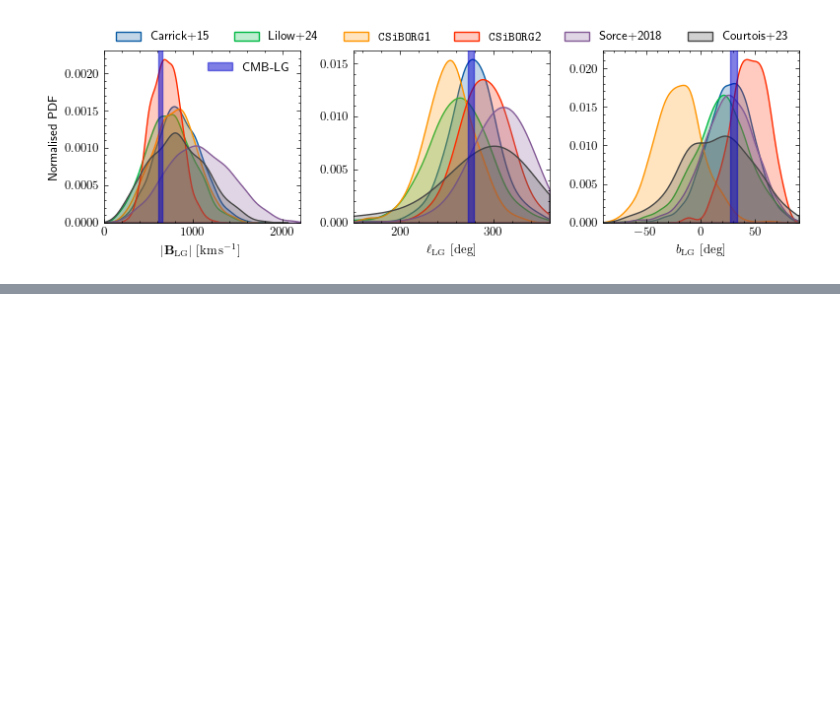
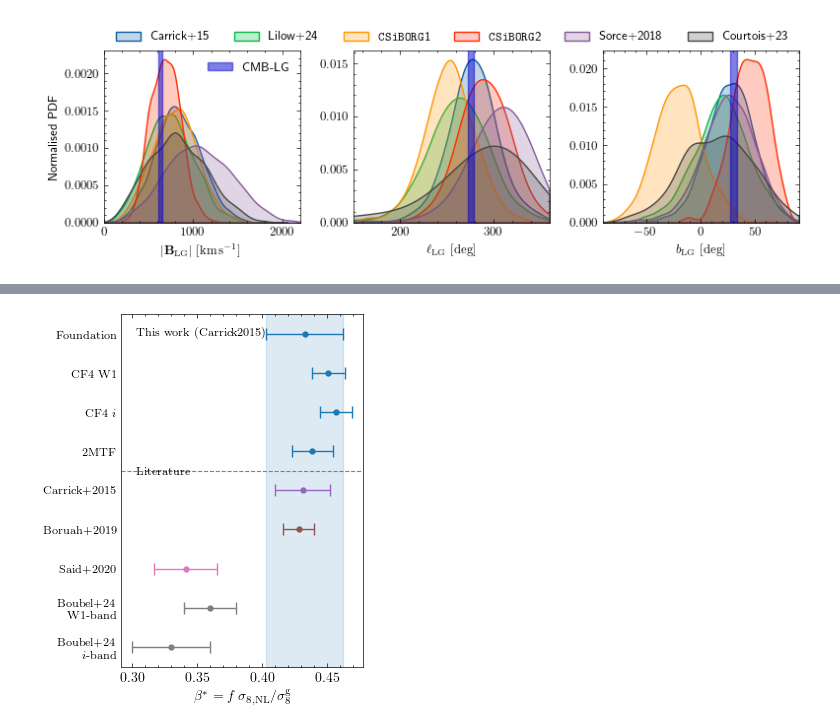
Before and after one commit to Richard-Sti/CANDEL, a Jupyter notebook: notebooks/paper_VFO/main_VFO.ipynb, the cells around one changed output, grey strips where cells are left out. Cells and saved outputs as stored; diff of their text form; code cells hidden in the pictures; blank space fills up the shorter version.

```diff
--- a/notebooks/paper_VFO/main_VFO.ipynb
+++ b/notebooks/paper_VFO/main_VFO.ipynb
@@ -636,0 +639,11 @@ with plt.style.context('science'):
+# %%
+samples = ["LOSS", "Foundation", "SFI", "2MTF", "CF4_W1", "CF4_i"]
+files = [
+    ["Carrick2015", [join(root, f"precomputed_los_Carrick2015_{sample}_MNR_linear_from_beta_stochastic.hdf5") for sample in samples]],
+    ]
+
+files = switch_paths_SN_to_no_MNR(files)
+
+SIM = "Carrick2015"
+TARGET_CATS = ["Foundation", "CF4_W1", "CF4_i", "2MTF"]
+data = load_and_check_posteriors(files, samples, key="beta")
@@ -636,0 +698,67 @@ with plt.style.context('science'):
+# %%
+# Collect posterior summaries for this sim
+names, xs = [], []
+for cat in TARGET_CATS:
+    arr = np.asarray(data[(SIM, cat)]).ravel()
+    arr = arr[np.isfinite(arr)]
+    if arr.size == 0:
+        continue
+    names.append(catalogue2label(cat))
+    xs.append(arr)
+
+# Compute mean and 16–84th percentiles
+mean  = [np.mean(x) for x in xs]
+lower = [np.percentile(x, 16) for x in xs]
+upper = [np.percentile(x, 84) for x in xs]
+
+# Add literature references
+lit_names = [
+    "Carrick+2015", "Boruah+2019", "Said+2020",
+    "Boubel+24\nW1-band", "Boubel+24\n$i$-band"
+]
+lit_means = [0.431, 0.428, 0.341, 0.36, 0.33]
+lit_errs  = [0.021, 0.012, 0.024, 0.02, 0.03]
+
+names.extend(lit_names)
+mean.extend(lit_means)
+lower.extend([m - e for m, e in zip(lit_means, lit_errs)])
+upper.extend([m + e for m, e in zip(lit_means, lit_errs)])
+
+# Error bars
+y_err_lower = np.array(mean) - np.array(lower)
+y_err_upper = np.array(upper) - np.array(mean)
+
+# Colors: "this work" in same colour, literature in distinct colours
+cols = sns.color_palette()
+colors = [cols[0]] * len(xs) + [cols[4], cols[5], cols[6], cols[7], cols[7]]
+
+# --- Plot ---
+with plt.style.context("science"):
+    fig, ax = plt.subplots(figsize=(3.5, 3.5 * 1.2))
+
+    divider = len(xs) + 0.5
+    ax.axhline(divider, color="gray", linestyle="dashed", lw=0.8)
+
+    for i, (name, mu, el, eu, color) in enumerate(zip(names, mean, y_err_lower, y_err_upper, colors), start=1):
+        ax.errorbar(mu, i, xerr=[[el], [eu]], fmt="o",
+                    color=color, capsize=4, ms=3.5)
+        if i == 1:  # highlight first entry of "This work"
+            ax.fill_betweenx([0.5, len(names) + 0.5],
+                             mu - el, mu + eu, color=color, alpha=0.15)
+
+    ax.set_yticks(range(1, len(names) + 1), names, fontsize="small")
+    ax.tick_params(axis="y", which="both", length=0)
+    ax.set_xlabel(r"$\beta^* = f\,\sigma_{8,\mathrm{NL}} / \sigma_8^{\rm g}$")
+    ax.set_ylim(0.5, len(names) + 0.5)
+    ax.invert_yaxis()
+
+    ax.text(0.06, 0.965, f"This work ({SIM})", fontsize="small",
+            ha="left", va="top", weight="bold", transform=ax.transAxes)
+    ax.text(0.06, (len(xs)+1)/len(names), "Literature", fontsize="small",
+            ha="left", va="center", weight="bold", transform=ax.transAxes)
+
+    fig.tight_layout()
+    fig.savefig("/Users/rstiskalek/Downloads/C15_beta.pdf", dpi=450, bbox_inches="tight")
+    plt.show()
+# %% [output]
+[figure, added]
```
Also changed, not shown: parts of 5 cells of this notebook, 1 other file.
